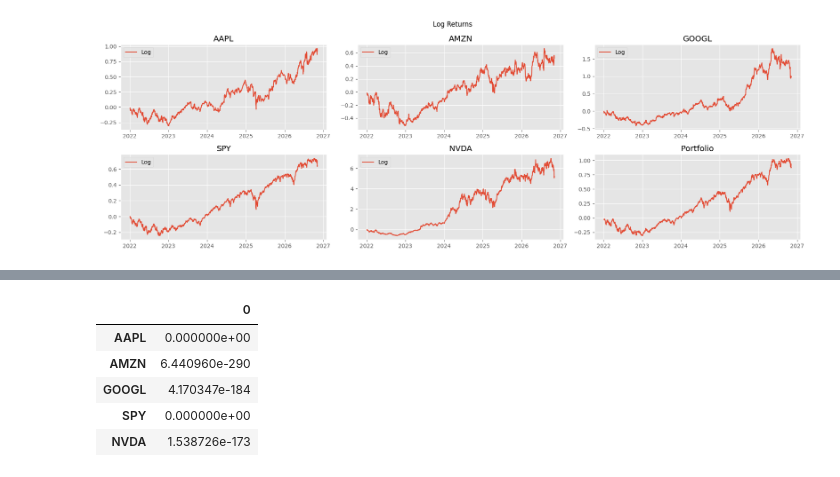
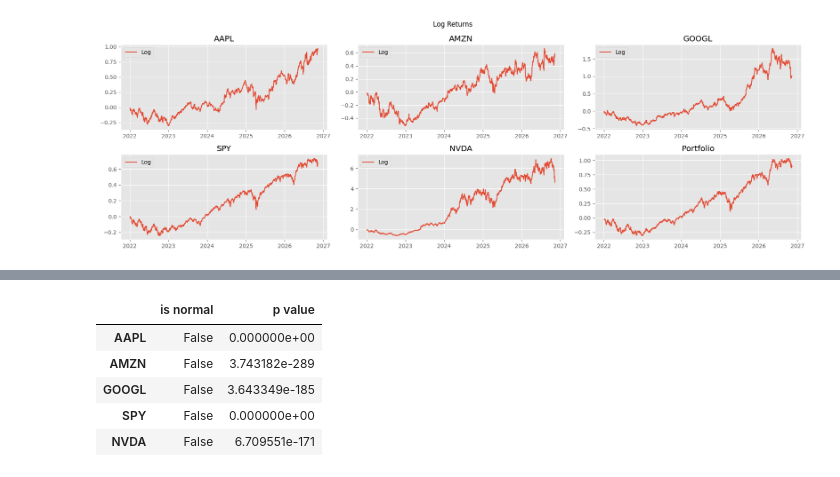
Before and after one commit to fadeeva/quant_finance_projects, a Jupyter notebook: 01_Analysis_and_Modeling_of_Stock_Returns.ipynb, the cells around one changed output, grey strips where cells are left out. Cells and saved outputs as stored; diff of their text form; code cells hidden in the pictures.

Commit message:
added qq plot, and made jarque-bera more clear

```diff
--- a/01_Analysis_and_Modeling_of_Stock_Returns.ipynb
+++ b/01_Analysis_and_Modeling_of_Stock_Returns.ipynb
@@ -48,7 +48,7 @@ r_t = ln(\frac{p_t}{p_{t-1}})
 $$
 # %%
 df = pd.concat([df, np.log(df / df.shift(1)).add_suffix('_log_ret')], axis=1)
-df.dropna(inplace=True)
+df = df.dropna()
 df.head()
 # %% [output]
 | Ticker | AAPL | AMZN | GOOGL | NVDA | SPY | AAPL_log_ret | AMZN_log_ret | GOOGL_log_ret | NVDA_log_ret | ... |
@@ -82,0 +85,14 @@ plt.tight_layout();
+# %%
+n_tickers = len(tickers)
+
+fig, axs = plt.subplots(2, n_tickers, figsize=(18, 8))
+axs = axs.flatten()
+
+for i, ticker in enumerate(tickers):
+    axs[i].hist(df[f'{ticker}_log_ret'], bins=50, color='b', alpha=.6)
+    axs[i].set_title(ticker)
+
+    stats.probplot(df[f'{ticker}_log_ret'], dist='norm', plot=axs[i+n_tickers]);
+
+plt.suptitle('Distributions of Log Returns')
+plt.tight_layout()
@@ -83,13 +101,16 @@ plt.tight_layout();
 # %%
 log_returns = df[[f'{ticker}_log_ret' for ticker in tickers]].copy()
 pd.DataFrame(
     index=tickers,
-    data=stats.jarque_bera(log_returns, axis=0).pvalue
+    data={
+        'is normal': stats.jarque_bera(log_returns, axis=0).pvalue > .05,
+        'p value': stats.jarque_bera(log_returns, axis=0).pvalue
+    }
 )
 # %% [output]
-|  | 0 |
-| AAPL | 0.000000e+00 |
-| AMZN | 6.440960e-290 |
-| GOOGL | 4.170347e-184 |
-| SPY | 0.000000e+00 |
-| NVDA | 1.538726e-173 |
+|  | is normal | p value |
+| AAPL | False | 0.000000e+00 |
+| AMZN | False | 3.743182e-289 |
+| GOOGL | False | 3.643349e-185 |
+| SPY | False | 0.000000e+00 |
+| NVDA | False | 6.709551e-171 |
```
Also changed, not shown: parts of 4 cells of this notebook.
